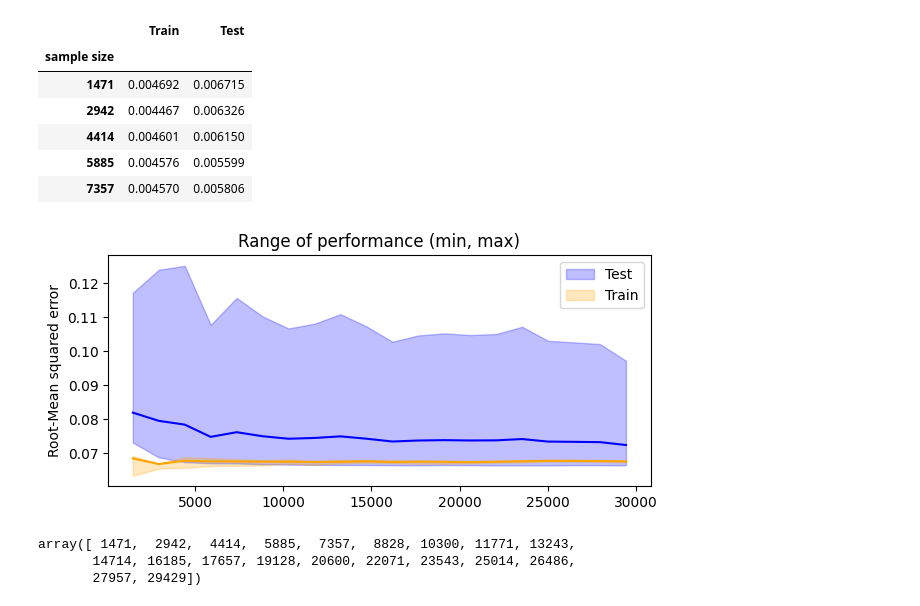
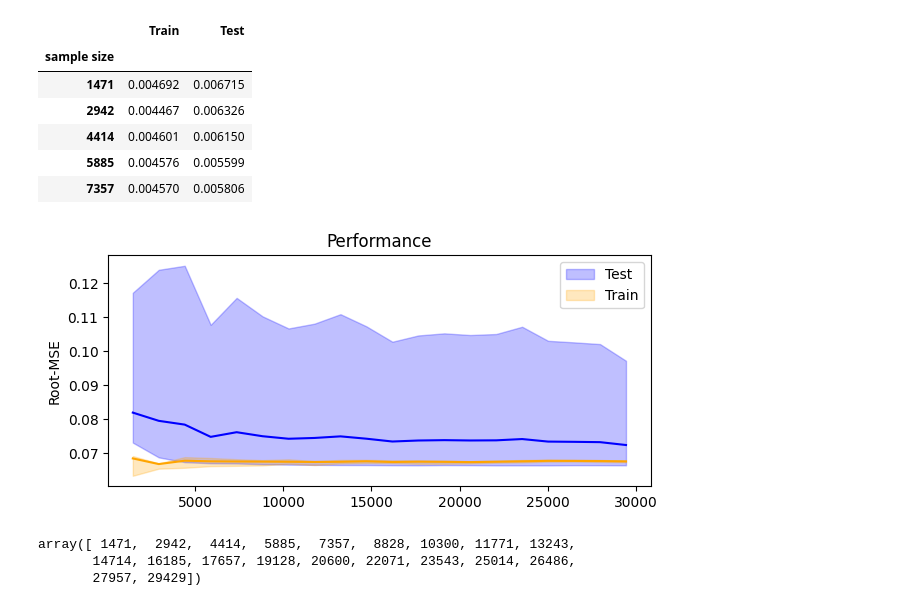
Before and after one commit to thor1033/isds-exam-2024, a Jupyter notebook: regression_analysis.ipynb, the cells around one changed output. Cells and saved outputs as stored; diff of their text form; code cells hidden in the pictures.

```diff
--- a/regression_analysis.ipynb
+++ b/regression_analysis.ipynb
@@ -97,10 +85,10 @@ def split_data(X, y):
     y_train_pos = y_train[y_train > 0]
     y_test_pos = y_test[y_test > 0]
 
-    y_train_log = np.log(y_train_pos)
-    y_test_log = np.log(y_test_pos)
+    logy_train = np.log(y_train_pos)
+    logy_test = np.log(y_test_pos)
 
-    return X_train_scaled, X_test_scaled, y_train_log, y_test_log
+    return X_train_scaled, X_test_scaled, logy_train, logy_test
 # %% [markdown]
 # Lasso regression
 # %% [markdown]
@@ -376,14 +369,15 @@ X = data.drop(['propertyType','sqmPrice', 'municipalityCode', 'estateId', 'addre
 y = data['sqmPrice']
 X_train, X_test, y_train, y_test = split_data(X, y)
 # %%
-ridge_model = Ridge(alpha=0.00015)
-ridge_model.fit(X_train, y_train)
+ridge_model_first = Ridge(alpha=0.00015)
+ridge_model_first.fit(X_train, y_train)
 
-y_pred = ridge_model.predict(X_test)
+y_pred = ridge_model_first.predict(X_test)
 
-mse_log = mean_squared_error(y_test, y_pred)
-print(f"MSE: {mse_log:.5f}")
+#Calculate and print MSE
+mse = mean_squared_error(y_test, y_pred)
+print("MSE:", mse)
 
-ridge_coef = pd.Series(ridge_model.coef_, index=X.columns)
-print(ridge_coef)
+ridgeCoef = pd.Series(ridge_model_first.coef_, index=X.columns)
+print(ridgeCoef)
 # %% [output]
@@ -409,9 +403,10 @@ dtype: float64
 # %% [markdown]
 ## Removing insignificant variables
 # %%
-significant_indices = np.where(np.abs(ridge_coef) >1e-3)[0]
-X_train_selected = X_train[:, significant_indices]
-X_test_selected = X_test[:, significant_indices]
+significant_ind = np.where(np.abs(ridgeCoef) >0.001)[0]
+#Chose the significant variables
+X_train_selected = X_train[:, significant_ind]
+X_test_selected = X_test[:, significant_ind]
 # %%
 ridge_reduced_model = Ridge(alpha=0.001)
 ridge_reduced_model.fit(X_train_selected, y_train)
@@ -543,19 +544,19 @@ mse_.head(5)
 | 5885 | 0.004576 | 0.005599 |
 | 7357 | 0.004570 | 0.005806 |
 # %%
-f_learn, ax = plt.subplots(figsize=(7,3))
-ax.fill_between(train_sizes, np.sqrt(-test_scores.min(1)), np.sqrt(-test_scores.max(1)), alpha=0.25, label ='Test', color = 'blue')#, color='blue')
-ax.fill_between(train_sizes, np.sqrt(-train_scores.min(1)), np.sqrt(-train_scores.max(1)),  alpha=0.25, label='Train', color = 'orange' )#, color='orange')
+_, ax = plt.subplots(figsize=(7,3))
+ax.fill_between(train_sizes, np.sqrt(-test_scores.min(1)), np.sqrt(-test_scores.max(1)), alpha=0.25, label ='Test', color = 'blue')
+ax.fill_between(train_sizes, np.sqrt(-train_scores.min(1)), np.sqrt(-train_scores.max(1)),  alpha=0.25, label='Train', color = 'orange' )
 
-ax.plot(train_sizes,np.sqrt(-test_scores.mean(1)), color='blue') # label ='Test'
-ax.plot(train_sizes,np.sqrt(-train_scores.mean(1)), color='orange') #  label='Train'
+ax.plot(train_sizes,np.sqrt(-test_scores.mean(1)), color='blue')
+ax.plot(train_sizes,np.sqrt(-train_scores.mean(1)), color='orange')
 
-ax.set_title('Range of performance (min, max)')
-ax.set_ylabel('Root-Mean squared error')
+ax.set_title('Performance')
+ax.set_ylabel('Root-MSE')
 ax.legend()
 plt.show()
 # %% [output]
-[figure, old version]
+[figure, new version]
 # %%
 train_sizes
 # %% [output]
```
Also changed, not shown: parts of 20 cells of this notebook.
